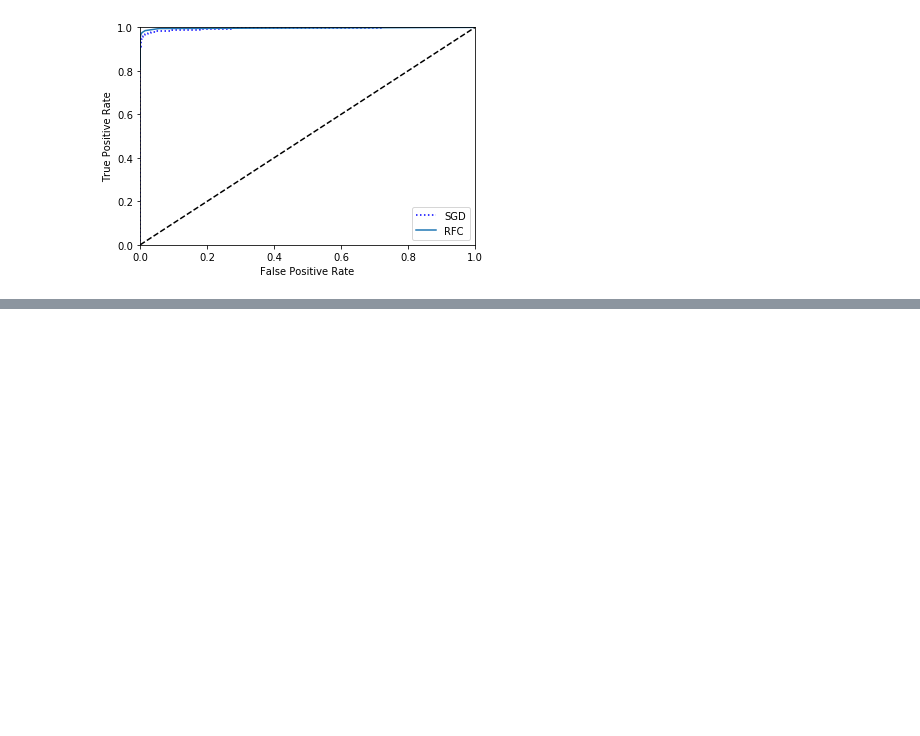
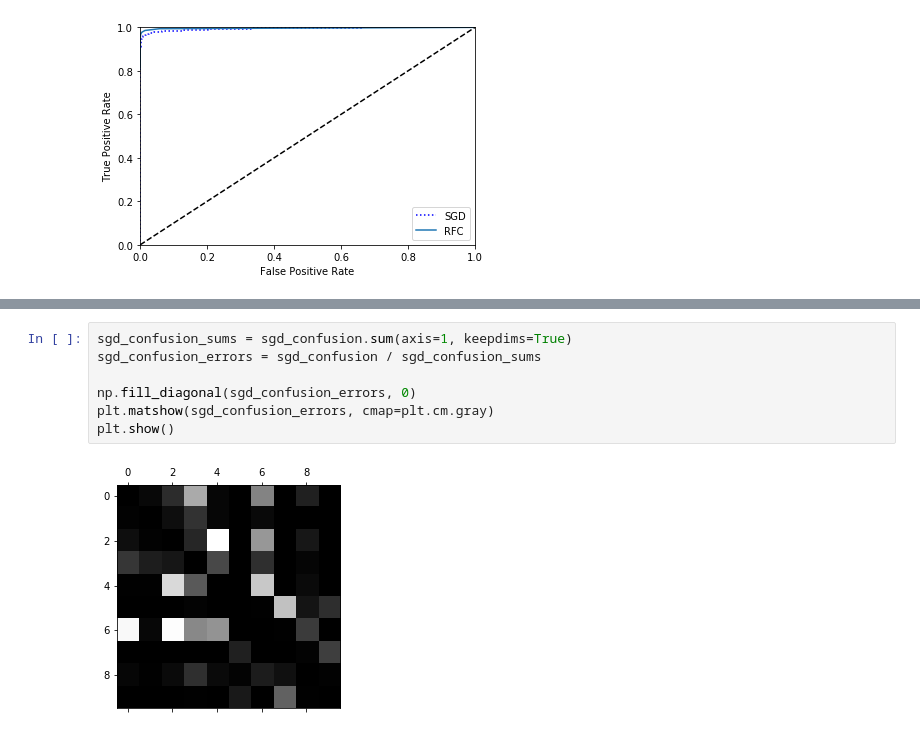
Before and after one commit to tjwhitaker/fashionista, a Jupyter notebook: notebooks/fashionista_notebook.ipynb, the cells around one changed output, grey strips where cells are left out. Drawn from its saved outputs; the diff is of its cells as text; blank space fills up the shorter version.

```diff
--- a/notebooks/fashionista_notebook.ipynb
+++ b/notebooks/fashionista_notebook.ipynb
@@ -191,0 +254,9 @@ roc_auc_score(y_train_pants, rfc_scores)
+# %%
+sgd_confusion_sums = sgd_confusion.sum(axis=1, keepdims=True)
+sgd_confusion_errors = sgd_confusion / sgd_confusion_sums
+
+np.fill_diagonal(sgd_confusion_errors, 0)
+plt.matshow(sgd_confusion_errors, cmap=plt.cm.gray)
+plt.show()
+# %% [output]
+[figure, added]
```
Also changed, not shown: parts of 21 cells of this notebook.
